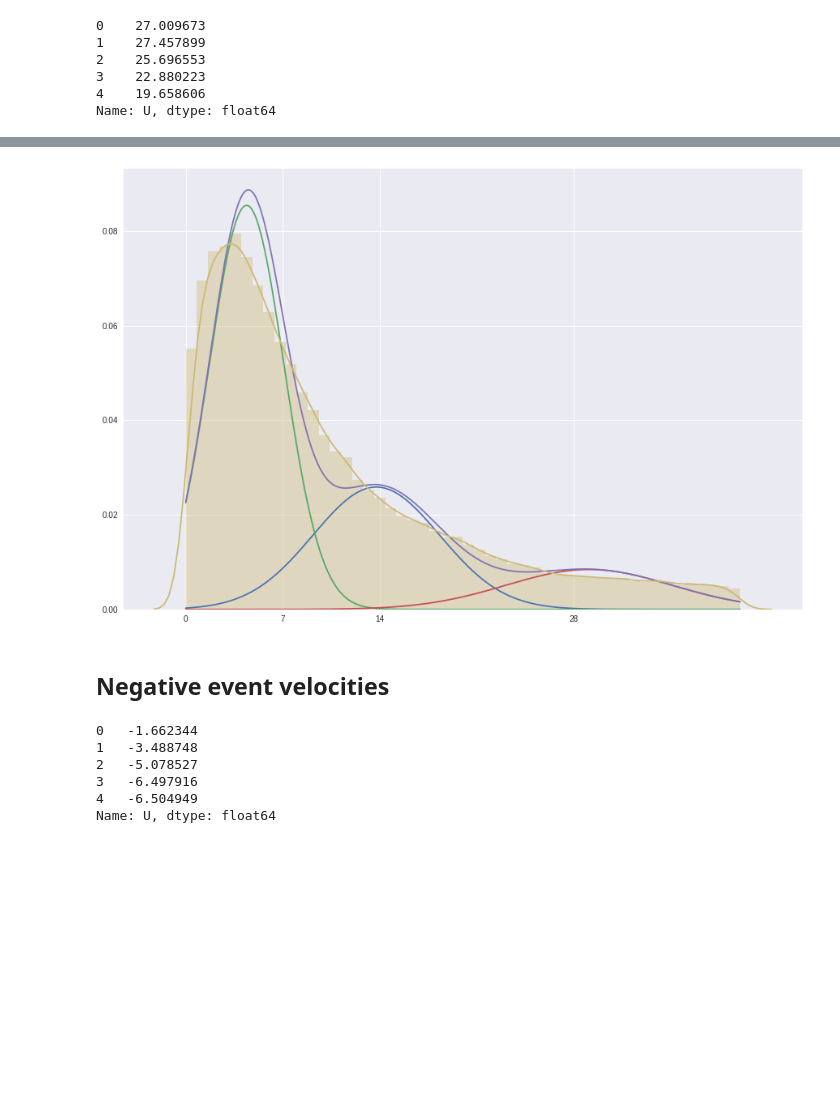
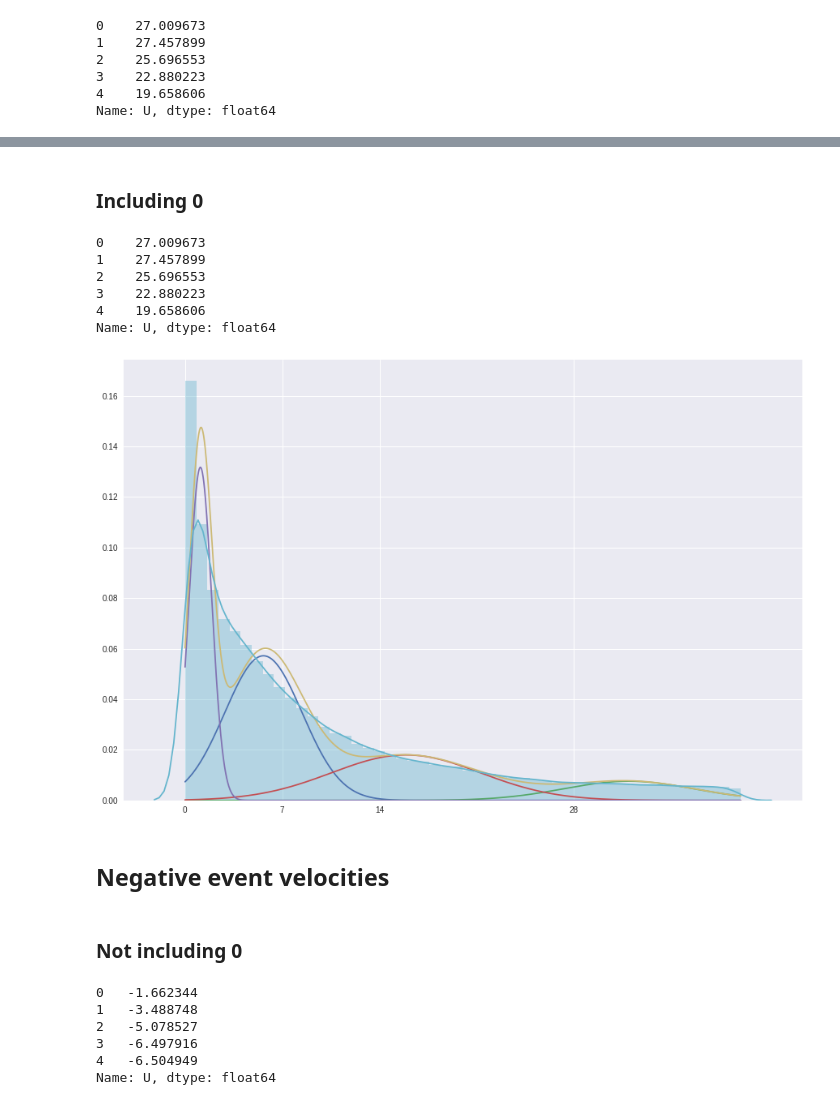
Before and after one commit to alTeska/VR_Acuity, a Jupyter notebook: notebooks/SRB_gauss_0205.ipynb, the cells around one changed output, grey strips where cells are left out. Cells and saved outputs as stored; diff of their text form; code cells hidden in the pictures; blank space fills up the shorter version.

```diff
--- a/notebooks/SRB_gauss_0205.ipynb
+++ b/notebooks/SRB_gauss_0205.ipynb
@@ -187,7 +189,7 @@ sns.distplot(data);
 # %%
-maskplus = (rat_s.visible == True) & (np.abs(rat_s.U) < 40) & (rat_s.speed > 0) & (rat_s.U > 0)
-data = rat_s[maskplus].reset_index().U
-data.head()
+mask_pos = (rat_s.visible == True) & (np.abs(rat_s.U) < 40) & (rat_s.speed > 0) & (rat_s.U > 0)
+data_pos = rat_s[mask_pos].reset_index().U
+data_pos.head()
 # %% [output]
 0    27.009673
 1    27.457899
@@ -212,0 +200,3 @@ fitted = models[np.argmin(BIC)]
+# %%
+data_pos = data_pos.reshape(-1, 1)
+model = sklearn.mixture.GaussianMixture(3).fit(data_pos)
@@ -213,25 +228,43 @@ fitted = models[np.argmin(BIC)]
+# %% [markdown]
+### Including 0
+# %%
+mask_pos = (rat_s.visible == True) & (np.abs(rat_s.U) < 40) & (rat_s.speed >= 0) & (rat_s.U >= 0)
+data_pos = rat_s[mask_pos].reset_index().U
+data_pos.head()
+# %% [output]
+0    27.009673
+1    27.457899
+2    25.696553
+3    22.880223
+4    19.658606
+Name: U, dtype: float64
+# %%
+data_pos = data_pos.reshape(-1, 1)
+model = sklearn.mixture.GaussianMixture(4).fit(data_pos)
 # %%
-data_range = np.arange(data.min(),data.max(),0.01)
-mixture = np.arange(data.min(),data.max(),0.01) * 0
+data_range_pos = np.arange(data_pos.min(),data_pos.max(),0.01)
+mixture = np.arange(data_pos.min(),data_pos.max(),0.01) * 0
 
 fig, ax = plt.subplots(figsize=(15, 10));
 ax.set_xticks([-28, -14, -7, 0 , 7, 14, 28]);
 
-for ind in range(fitted.n_components):
+for ind in range(model.n_components):
 
-    weight = fitted.weights_[ind]
-    mean = fitted.means_[ind, 0]
-    var = np.sqrt(fitted.covariances_[ind, 0, 0])  # scipy pdf function accepts std and not variance
+    weight = model.weights_[ind]
+    mean = model.means_[ind, 0]
+    var = np.sqrt(model.covariances_[ind, 0, 0])  # scipy pdf function accepts std and not variance
 
-    plt.plot(np.arange(data.min(),data.max(),0.01), weight * norm.pdf(data_range, mean, var))
+    plt.plot(np.arange(data_pos.min(),data_pos.max(),0.01), weight * norm.pdf(data_range_pos, mean, var))
 
-    mixture += weight * norm.pdf(data_range, mean, var)
+    mixture += weight * norm.pdf(data_range_pos, mean, var)
 
 
-plt.plot(np.arange(data.min(),data.max(),0.01), mixture);
-sns.distplot(data);
+plt.plot(np.arange(data_pos.min(),data_pos.max(),0.01), mixture);
+sns.distplot(data_pos);
 # %% [output]
-[figure, old version]
+[figure, new version]
 # %% [markdown]
 ## Negative event velocities
+# %% [markdown]
+### Not including 0
 # %%
```
Also changed, not shown: parts of 15 cells of this notebook, 3 other files.
